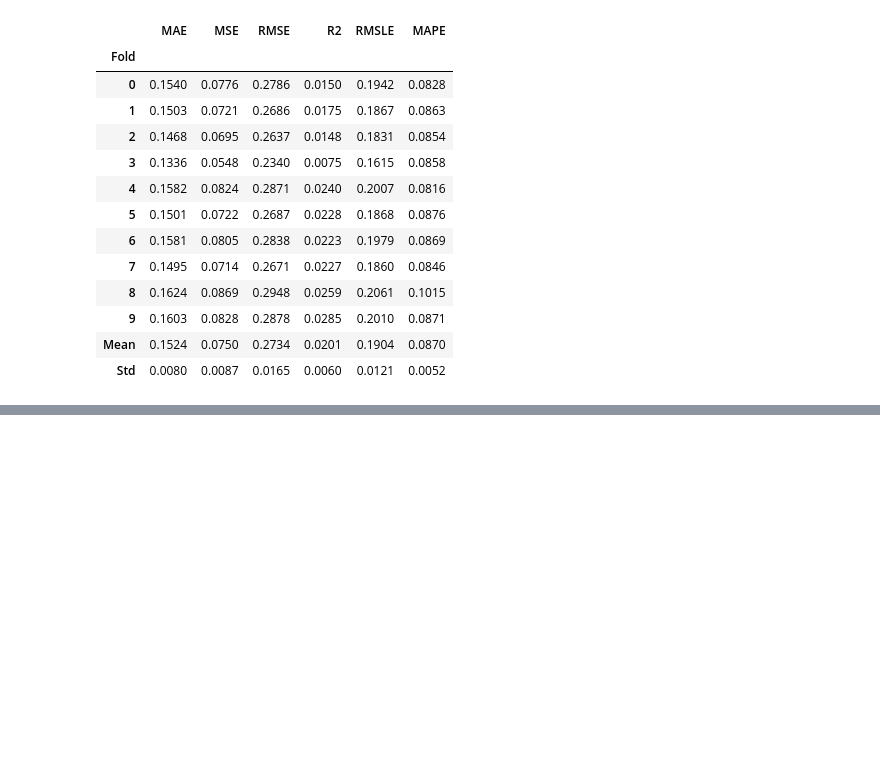
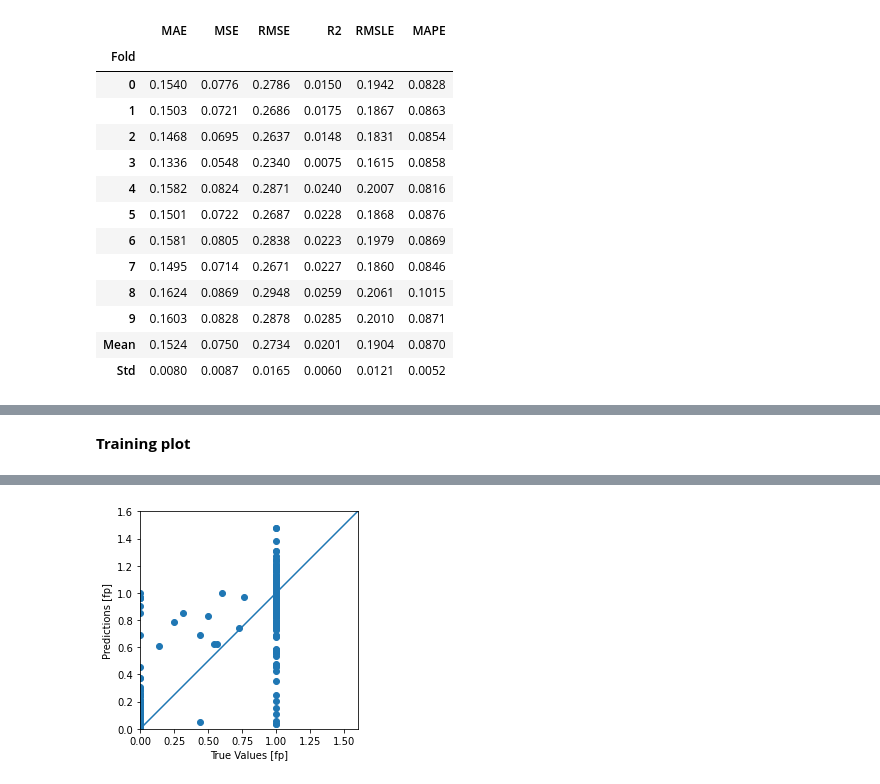
Before and after one commit to AyorindeTayo/freelancework-, a Jupyter notebook: Untitled46.ipynb, the cells around one changed output, grey strips where cells are left out. Drawn from its saved outputs; the diff is of its cells as text; code cells hidden in the pictures; blank space fills up the shorter version.

```diff
--- a/Untitled46.ipynb
+++ b/Untitled46.ipynb
@@ -367,0 +394,3 @@ tuned_et = tune_model(et)
+# %%
+train_labels = train_dataset.pop('fp')
+test_labels = test_dataset.pop('fp')
@@ -367,0 +529,22 @@ tuned_et = tune_model(et)
+# %% [markdown]
+ **Training  plot**
+# %%
+train_predictions = model.predict(normed_train_data).flatten()
+
+a = plt.axes(aspect='equal')
+plt.scatter(train_labels, train_predictions)
+plt.xlabel('True Values [fp]')
+plt.ylabel('Predictions [fp]')
+lims = [0, 1.6]
+plt.xlim(lims)
+plt.ylim(lims)
+_ = plt.plot(lims, lims)
+
+
+
+#Plot Download
+
+from google.colab import files
+plt.savefig("abc.png")
+files.download("abc.png")
+# %% [output]
@@ -367,0 +553 @@ tuned_et = tune_model(et)
+[figure, added]
```
Also changed, not shown: parts of 30 cells of this notebook.
